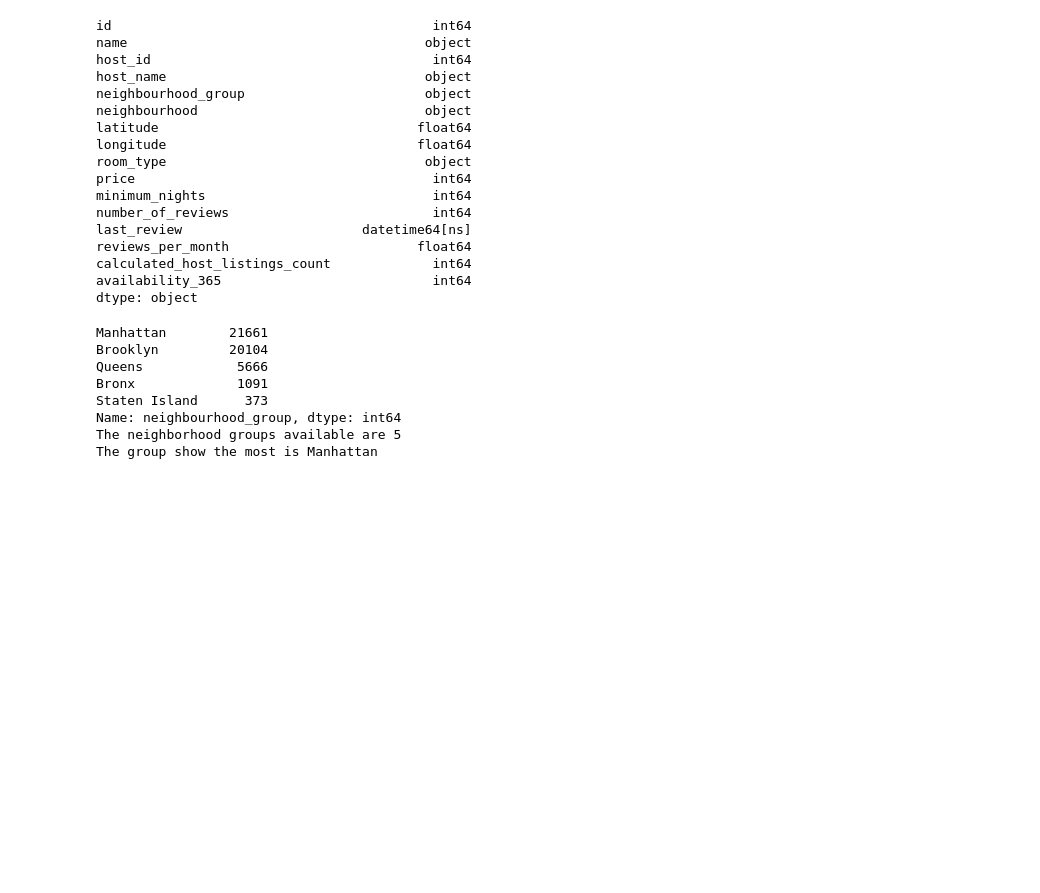
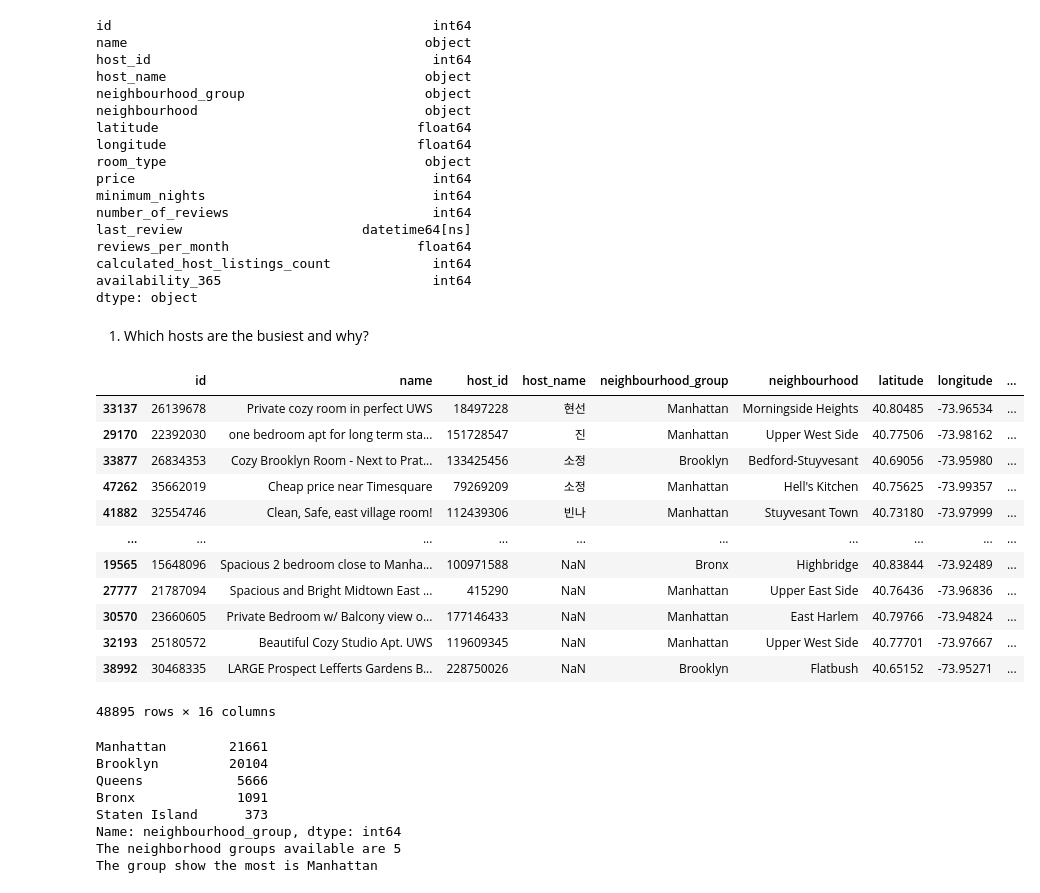
Before and after one commit to swapnamohanty/Week3, a Jupyter notebook: AirBnB Case Study Project Jupyter notebook.ipynb, the cells around one changed output. Drawn from its saved outputs; the diff is of its cells as text; code cells hidden in the pictures; blank space fills up the shorter version.

```diff
--- a/AirBnB Case Study Project Jupyter notebook.ipynb
+++ b/AirBnB Case Study Project Jupyter notebook.ipynb
@@ -59,6 +59,25 @@ reviews_per_month                        float64
 calculated_host_listings_count             int64
 availability_365                           int64
 dtype: object
+# %% [markdown]
+1. Which hosts are the busiest and why?
+# %%
+air_bnb_sorted = df1.sort_values(by=['host_name','calculated_host_listings_count'],ascending=False)
+air_bnb_sorted
+# %% [output]
+|  | id | name | host_id | host_name | neighbourhood_group | neighbourhood | latitude | longitude | ... |
+| 33137 | 26139678 | Private cozy room in perfect UWS | 18497228 | 현선 | Manhattan | Morningside Heights | 40.80485 | -73.96534 | ... |
+| 29170 | 22392030 | one bedroom apt for long term sta... | 151728547 | 진 | Manhattan | Upper West Side | 40.77506 | -73.98162 | ... |
+| 33877 | 26834353 | Cozy Brooklyn Room - Next to Prat... | 133425456 | 소정 | Brooklyn | Bedford-Stuyvesant | 40.69056 | -73.95980 | ... |
+| 47262 | 35662019 | Cheap price near Timesquare | 79269209 | 소정 | Manhattan | Hell's Kitchen | 40.75625 | -73.99357 | ... |
+| 41882 | 32554746 | Clean, Safe, east village room! | 112439306 | 빈나 | Manhattan | Stuyvesant Town | 40.73180 | -73.97999 | ... |
+| ... | ... | ... | ... | ... | ... | ... | ... | ... | ... |
+| 19565 | 15648096 | Spacious 2 bedroom close to Manha... | 100971588 | NaN | Bronx | Highbridge | 40.83844 | -73.92489 | ... |
+| 27777 | 21787094 | Spacious and Bright Midtown East ... | 415290 | NaN | Manhattan | Upper East Side | 40.76436 | -73.96836 | ... |
+| 30570 | 23660605 | Private Bedroom w/ Balcony view o... | 177146433 | NaN | Manhattan | East Harlem | 40.79766 | -73.94824 | ... |
+| 32193 | 25180572 | Beautiful Cozy Studio Apt. UWS | 119609345 | NaN | Manhattan | Upper West Side | 40.77701 | -73.97667 | ... |
+| 38992 | 30468335 | LARGE Prospect Lefferts Gardens B... | 228750026 | NaN | Brooklyn | Flatbush | 40.65152 | -73.95271 | ... |
+48895 rows × 16 columns
 # %%
 # How many neighborhood groups are available and which shows up the most?
 neighbourhood_counts = air_bnb['neighbourhood_group'].value_counts()
```
Also changed, not shown: parts of 8 cells of this notebook.
